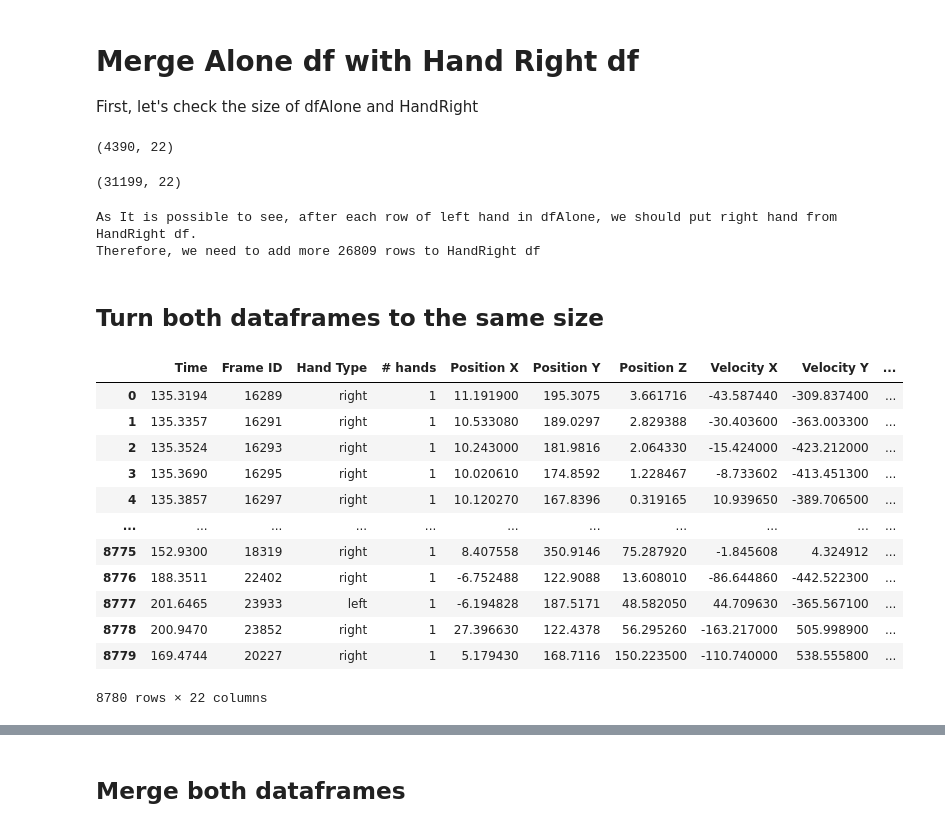
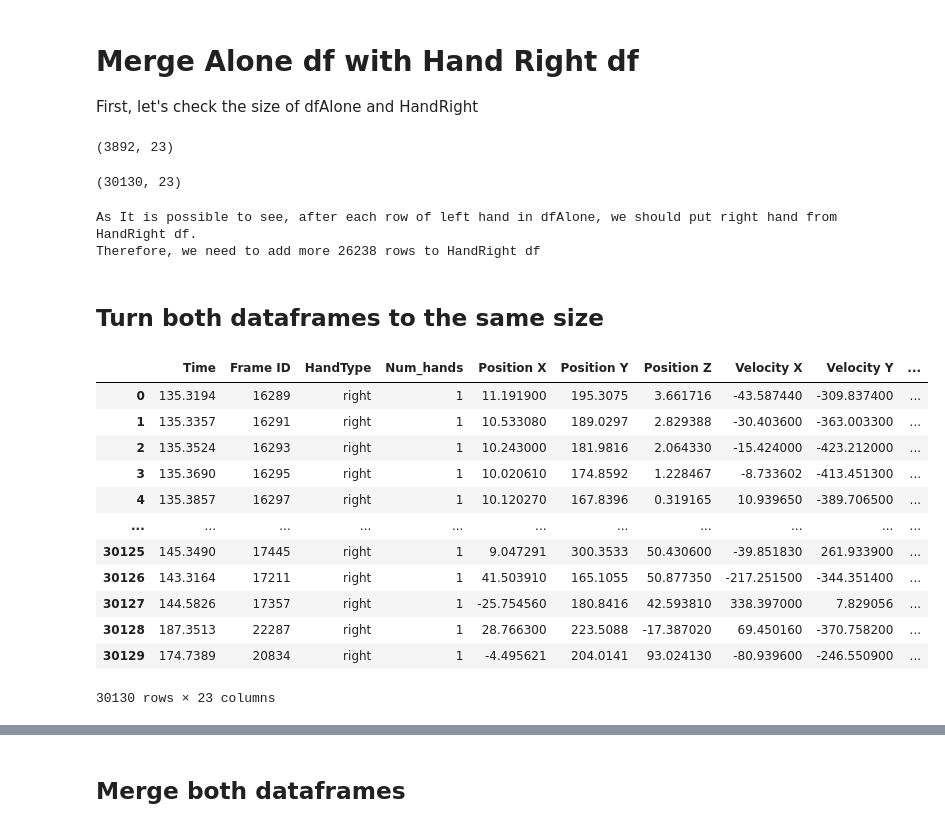
Before and after one commit to yuvalTrip/Final-Project-First-Year-Semester-B, a Jupyter notebook: Pandas- Classification work-Hands Positions.ipynb, the cells around one changed output, grey strips where cells are left out. Drawn from its saved outputs; the diff is of its cells as text; code cells hidden in the pictures.

```diff
--- a/Pandas- Classification work-Hands Positions.ipynb
+++ b/Pandas- Classification work-Hands Positions.ipynb
@@ -292,0 +522,6 @@ dfSpontan
+# %%
+#import again the csv file
+dfAlone = pd.read_csv(r"C:\Users\yuval\Datasets\HandsPositions\dfAlone.csv")
+dfSpontan = pd.read_csv(r"C:\Users\yuval\Datasets\HandsPositions\dfSpontan.csv")
+dfSync = pd.read_csv(r"C:\Users\yuval\Datasets\HandsPositions\dfSync.csv")
+HandRight = pd.read_csv(r"C:\Users\yuval\Datasets\HandsPositions\HandRight.csv")
@@ -293,3 +538,8 @@ dfSpontan
+# %%
+dfAlone=dfAlone.drop(['Unnamed: 0'], axis=1)
+dfSpontan=dfSpontan.drop(['Unnamed: 0'], axis=1)
+dfSync=dfSync.drop(['Unnamed: 0'], axis=1)
+HandRight=HandRight.drop(['Unnamed: 0'], axis=1)
 # %% [markdown]
 # Merge all Sync&Spontan dataframes
 # %%
@@ -347,43 +572,44 @@ First, let's check the size of dfAlone and HandRight
 # %%
 HandRight.shape
 # %% [output]
-(4390, 22)
+(3892, 23)
 # %%
 dfAlone.shape
 # %% [output]
-(31199, 22)
+(30130, 23)
 # %%
 print("As It is possible to see, after each row of left hand in dfAlone, we should put right hand from HandRight df.")
 print("Therefore, we need to add more",len(dfAlone.index)-len(HandRight.index), "rows to HandRight df ")
 # %% [output]
 As It is possible to see, after each row of left hand in dfAlone, we should put right hand from HandRight df.
-Therefore, we need to add more 26809 rows to HandRight df
+Therefore, we need to add more 26238 rows to HandRight df
 # %% [markdown]
 ## Turn both dataframes to the same size
 # %%
 #I will choose randomlymore 4390 out of 4390 - Allow a random selection of the same row more than once (by setting replace=True):
 
-dfAddHandRight = HandRight.sample(n=4390,replace=True)
+dfAddHandRight = HandRight.sample(n=26238 ,replace=True)
 
 #and merge it with the HandRight df that already exist
 
 framesHandToAdd=[HandRight,dfAddHandRight]
 
 dfHandRight1 = pd.concat(framesHandToAdd)
 dfHandRight1=dfHandRight1.reset_index()
 dfHandRight1.drop(['index'],axis='columns', inplace=True)
-dfHandRight1
+HandRight=dfHandRight1
+HandRight
 # %% [output]
-|  | Time | Frame ID | Hand Type | # hands | Position X | Position Y | Position Z | Velocity X | Velocity Y | ... |
+|  | Time | Frame ID | HandType | Num_hands | Position X | Position Y | Position Z | Velocity X | Velocity Y | ... |
 | 0 | 135.3194 | 16289 | right | 1 | 11.191900 | 195.3075 | 3.661716 | -43.587440 | -309.837400 | ... |
 | 1 | 135.3357 | 16291 | right | 1 | 10.533080 | 189.0297 | 2.829388 | -30.403600 | -363.003300 | ... |
 | 2 | 135.3524 | 16293 | right | 1 | 10.243000 | 181.9816 | 2.064330 | -15.424000 | -423.212000 | ... |
 | 3 | 135.3690 | 16295 | right | 1 | 10.020610 | 174.8592 | 1.228467 | -8.733602 | -413.451300 | ... |
 | 4 | 135.3857 | 16297 | right | 1 | 10.120270 | 167.8396 | 0.319165 | 10.939650 | -389.706500 | ... |
 | ... | ... | ... | ... | ... | ... | ... | ... | ... | ... | ... |
-| 8775 | 152.9300 | 18319 | right | 1 | 8.407558 | 350.9146 | 75.287920 | -1.845608 | 4.324912 | ... |
-| 8776 | 188.3511 | 22402 | right | 1 | -6.752488 | 122.9088 | 13.608010 | -86.644860 | -442.522300 | ... |
-| 8777 | 201.6465 | 23933 | left | 1 | -6.194828 | 187.5171 | 48.582050 | 44.709630 | -365.567100 | ... |
-| 8778 | 200.9470 | 23852 | right | 1 | 27.396630 | 122.4378 | 56.295260 | -163.217000 | 505.998900 | ... |
-| 8779 | 169.4744 | 20227 | right | 1 | 5.179430 | 168.7116 | 150.223500 | -110.740000 | 538.555800 | ... |
+| 30125 | 145.3490 | 17445 | right | 1 | 9.047291 | 300.3533 | 50.430600 | -39.851830 | 261.933900 | ... |
+| 30126 | 143.3164 | 17211 | right | 1 | 41.503910 | 165.1055 | 50.877350 | -217.251500 | -344.351400 | ... |
+| 30127 | 144.5826 | 17357 | right | 1 | -25.754560 | 180.8416 | 42.593810 | 338.397000 | 7.829056 | ... |
+| 30128 | 187.3513 | 22287 | right | 1 | 28.766300 | 223.5088 | -17.387020 | 69.450160 | -370.758200 | ... |
+| 30129 | 174.7389 | 20834 | right | 1 | -4.495621 | 204.0141 | 93.024130 | -80.939600 | -246.550900 | ... |
-8780 rows × 22 columns
+30130 rows × 23 columns
```
Also changed, not shown: parts of 95 cells of this notebook.
